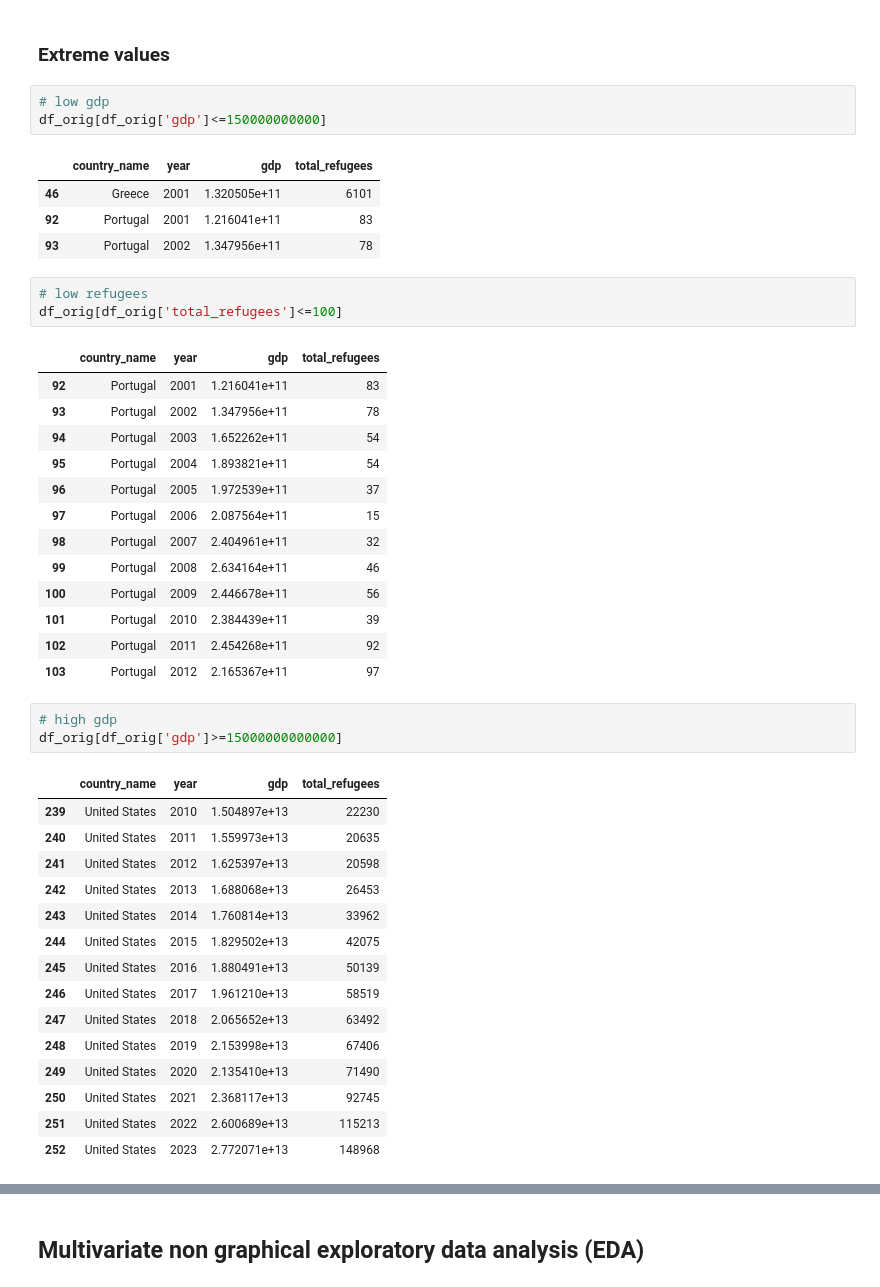
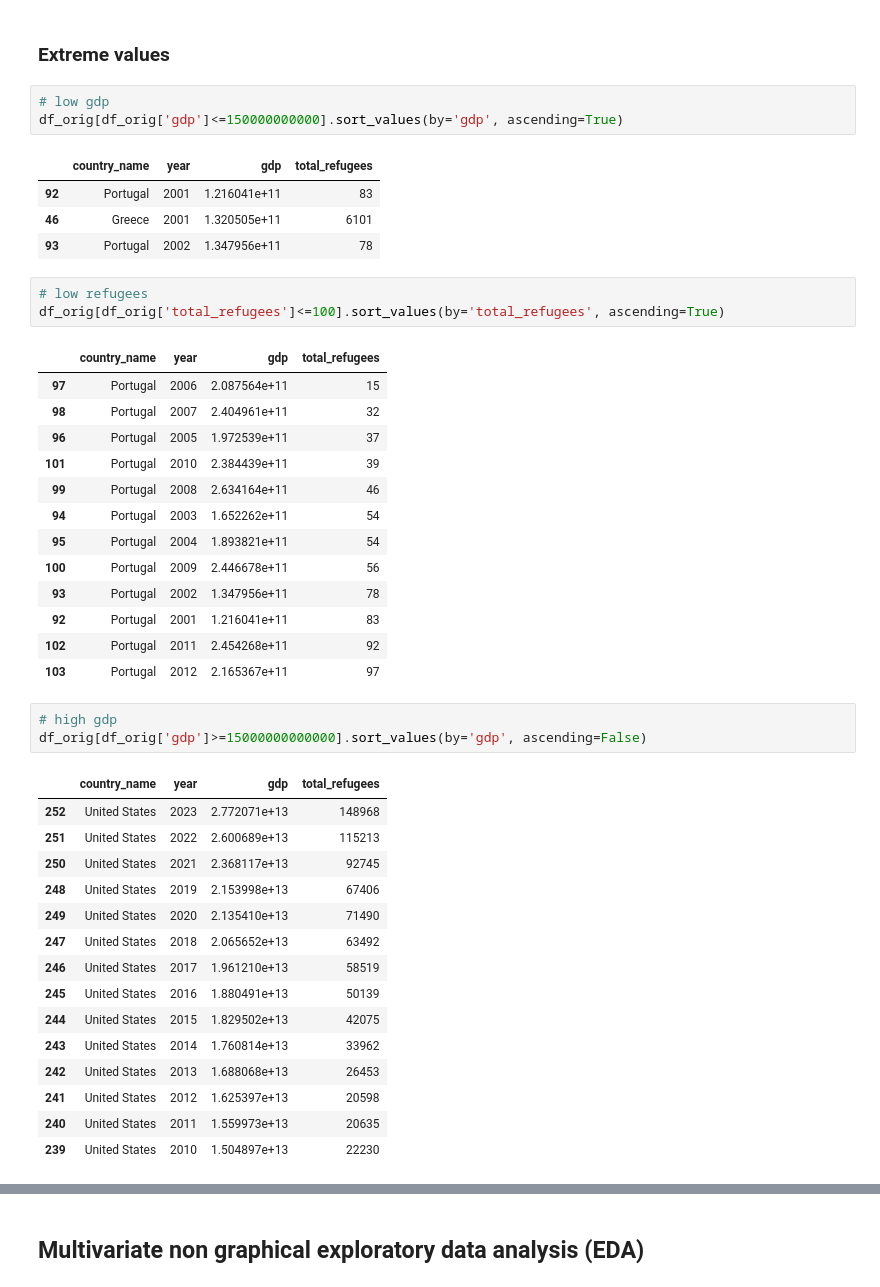
Before and after one commit to ferzanagehringer3/DataAnalyticsLN, a Jupyter notebook: Exploratory Data Analysis (EDA)/EDA_combined_data.ipynb, the cells around one changed output, grey strips where cells are left out. Cells and saved outputs as stored; diff of their text form.

Commit message:
extreme values adjusted

```diff
--- a/Exploratory Data Analysis (EDA)/EDA_combined_data.ipynb
+++ b/Exploratory Data Analysis (EDA)/EDA_combined_data.ipynb
@@ -173,47 +171,47 @@ dtype: float64
 ### Extreme values
 # %%
 # low gdp
-df_orig[df_orig['gdp']<=150000000000]
+df_orig[df_orig['gdp']<=150000000000].sort_values(by='gdp', ascending=True)
 # %% [output]
 |  | country_name | year | gdp | total_refugees |
+| 92 | Portugal | 2001 | 1.216041e+11 | 83 |
 | 46 | Greece | 2001 | 1.320505e+11 | 6101 |
-| 92 | Portugal | 2001 | 1.216041e+11 | 83 |
 | 93 | Portugal | 2002 | 1.347956e+11 | 78 |
 # %%
 # low refugees
-df_orig[df_orig['total_refugees']<=100]
+df_orig[df_orig['total_refugees']<=100].sort_values(by='total_refugees', ascending=True)
 # %% [output]
 |  | country_name | year | gdp | total_refugees |
-| 92 | Portugal | 2001 | 1.216041e+11 | 83 |
-| 93 | Portugal | 2002 | 1.347956e+11 | 78 |
+| 97 | Portugal | 2006 | 2.087564e+11 | 15 |
+| 98 | Portugal | 2007 | 2.404961e+11 | 32 |
+| 96 | Portugal | 2005 | 1.972539e+11 | 37 |
+| 101 | Portugal | 2010 | 2.384439e+11 | 39 |
+| 99 | Portugal | 2008 | 2.634164e+11 | 46 |
 | 94 | Portugal | 2003 | 1.652262e+11 | 54 |
 | 95 | Portugal | 2004 | 1.893821e+11 | 54 |
-| 96 | Portugal | 2005 | 1.972539e+11 | 37 |
-| 97 | Portugal | 2006 | 2.087564e+11 | 15 |
-| 98 | Portugal | 2007 | 2.404961e+11 | 32 |
-| 99 | Portugal | 2008 | 2.634164e+11 | 46 |
 | 100 | Portugal | 2009 | 2.446678e+11 | 56 |
-| 101 | Portugal | 2010 | 2.384439e+11 | 39 |
+| 93 | Portugal | 2002 | 1.347956e+11 | 78 |
+| 92 | Portugal | 2001 | 1.216041e+11 | 83 |
 | 102 | Portugal | 2011 | 2.454268e+11 | 92 |
 | 103 | Portugal | 2012 | 2.165367e+11 | 97 |
 # %%
 # high gdp
-df_orig[df_orig['gdp']>=15000000000000]
+df_orig[df_orig['gdp']>=15000000000000].sort_values(by='gdp', ascending=False)
 # %% [output]
 |  | country_name | year | gdp | total_refugees |
-| 239 | United States | 2010 | 1.504897e+13 | 22230 |
-| 240 | United States | 2011 | 1.559973e+13 | 20635 |
-| 241 | United States | 2012 | 1.625397e+13 | 20598 |
-| 242 | United States | 2013 | 1.688068e+13 | 26453 |
-| 243 | United States | 2014 | 1.760814e+13 | 33962 |
-| 244 | United States | 2015 | 1.829502e+13 | 42075 |
-| 245 | United States | 2016 | 1.880491e+13 | 50139 |
-| 246 | United States | 2017 | 1.961210e+13 | 58519 |
-| 247 | United States | 2018 | 2.065652e+13 | 63492 |
+| 252 | United States | 2023 | 2.772071e+13 | 148968 |
+| 251 | United States | 2022 | 2.600689e+13 | 115213 |
+| 250 | United States | 2021 | 2.368117e+13 | 92745 |
 | 248 | United States | 2019 | 2.153998e+13 | 67406 |
 | 249 | United States | 2020 | 2.135410e+13 | 71490 |
-| 250 | United States | 2021 | 2.368117e+13 | 92745 |
-| 251 | United States | 2022 | 2.600689e+13 | 115213 |
-| 252 | United States | 2023 | 2.772071e+13 | 148968 |
+| 247 | United States | 2018 | 2.065652e+13 | 63492 |
+| 246 | United States | 2017 | 1.961210e+13 | 58519 |
+| 245 | United States | 2016 | 1.880491e+13 | 50139 |
+| 244 | United States | 2015 | 1.829502e+13 | 42075 |
+| 243 | United States | 2014 | 1.760814e+13 | 33962 |
+| 242 | United States | 2013 | 1.688068e+13 | 26453 |
+| 241 | United States | 2012 | 1.625397e+13 | 20598 |
+| 240 | United States | 2011 | 1.559973e+13 | 20635 |
+| 239 | United States | 2010 | 1.504897e+13 | 22230 |
 # %%
 # high refugees
```
Also changed, not shown: parts of 13 cells of this notebook.
